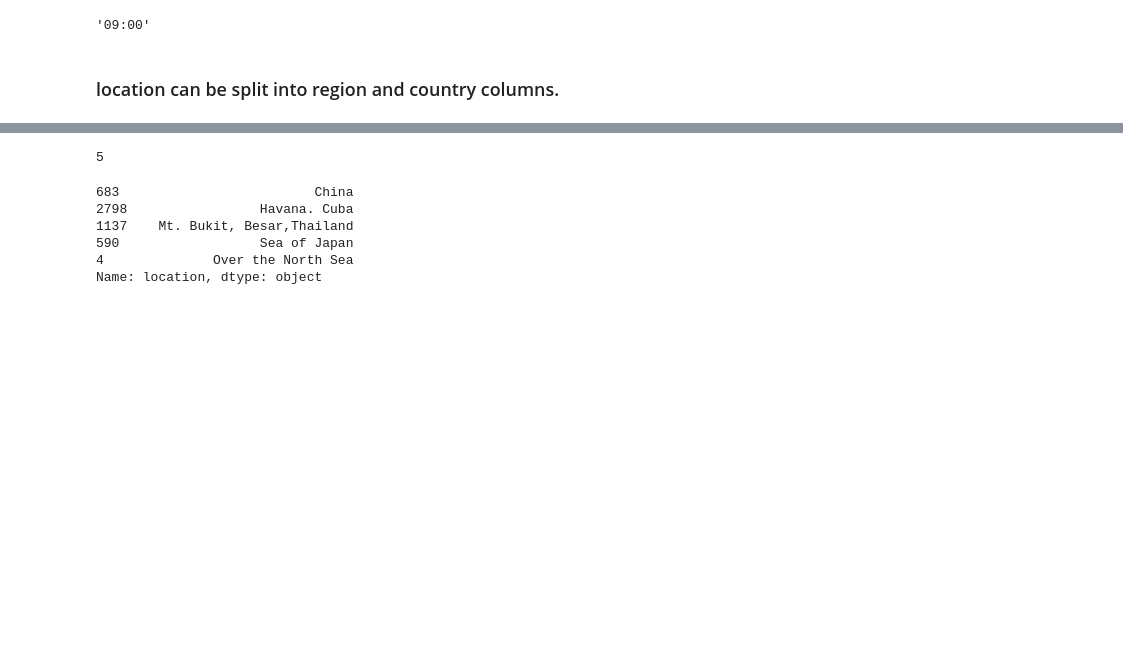
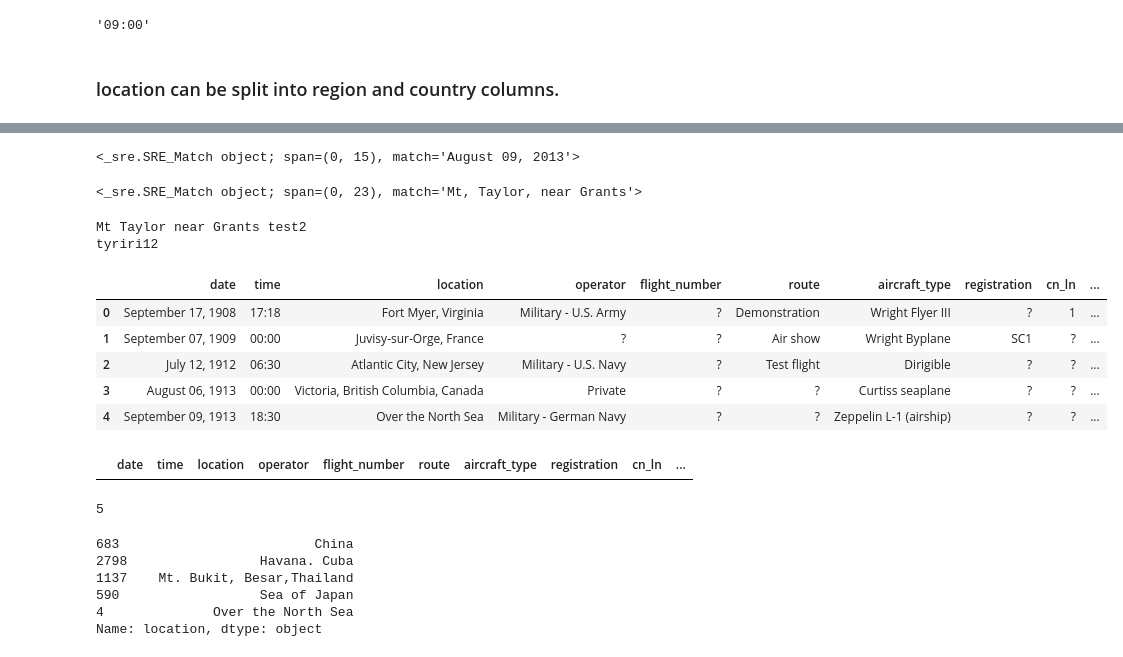
Before and after one commit to budhajitRoy/Plane-Crash-Data-Exploration, a Jupyter notebook: Plane Crash Data Exploration and Analysis.ipynb, the cells around one changed output, grey strips where cells are left out. Saved outputs shown, nothing was run; the diff lists cells and outputs as text; code cells hidden in the pictures; blank space fills up the shorter version.

```diff
--- a/Plane Crash Data Exploration and Analysis.ipynb
+++ b/Plane Crash Data Exploration and Analysis.ipynb
@@ -318,8 +318,6 @@ test_df.query('time == "?"').shape[0]
 0
 # %% [markdown]
 ### time data also contains the character 'c' in 322 observations.
-# %%
-df = test_df.copy()
 # %%
 #pattern = re.compile('^\d{2}\:\d{2}$')
 def check_pattern(time_val):
@@ -564,3 +493,31 @@ def remove_escape_characters(loc_string):
     return loc_string
 # %%
 df['location'] = df['location'].apply(remove_escape_characters)
+# %%
+#ignore this
+t_Str = "August 09, 2013"
+pattern = re.compile('^[a-zA-Z]{1,20}\s\d{2}\,\s\d{4}$')
+result = pattern.match(t_Str)
+print(result)
+# %% [output]
+<_sre.SRE_Match object; span=(0, 15), match='August 09, 2013'>
+# %%
+#ignore this
+pattern = re.compile('^[a-zA-Z\, \.\-]{1,50}, [a-zA-Z ]{1,50}$')
+result = pattern.match("Mt, Taylor, near Grants")
+print(result)
+# %% [output]
+<_sre.SRE_Match object; span=(0, 23), match='Mt, Taylor, near Grants'>
+# %%
+#ignore this
+t10 = "Mt, Taylor, near Grants, test2,tyriri12"
+n = t10.count(",")
+str1 = ""
+for i in range(n):
+    str1 = str1 + t10.split(",")[i].strip()+ " "
+str2 = t10.split(",")[n].strip()
+print(str1)
+print(str2)
+# %% [output]
+Mt Taylor near Grants test2
+tyriri12
@@ -567 +551,15 @@ df['location'] = df['location'].apply(remove_escape_characters)
+# %%
+df.head()
+# %% [output]
+|  | date | time | location | operator | flight_number | route | aircraft_type | registration | cn_ln | ... |
+| 0 | September 17, 1908 | 17:18 | Fort Myer, Virginia | Military - U.S. Army | ? | Demonstration | Wright Flyer III | ? | 1 | ... |
+| 1 | September 07, 1909 | 00:00 | Juvisy-sur-Orge, France | ? | ? | Air show | Wright Byplane | SC1 | ? | ... |
+| 2 | July 12, 1912 | 06:30 | Atlantic City, New Jersey | Military - U.S. Navy | ? | Test flight | Dirigible | ? | ? | ... |
+| 3 | August 06, 1913 | 00:00 | Victoria, British Columbia, Canada | Private | ? | ? | Curtiss seaplane | ? | ? | ... |
+| 4 | September 09, 1913 | 18:30 | Over the North Sea | Military - German Navy | ? | ? | Zeppelin L-1 (airship) | ? | ? | ... |
+# %%
+ch = df.query('region == "?"')
+ch
+# %% [output]
+|  | date | time | location | operator | flight_number | route | aircraft_type | registration | cn_ln | ... |
 # %%
```
Also changed, not shown: parts of 35 cells of this notebook.
